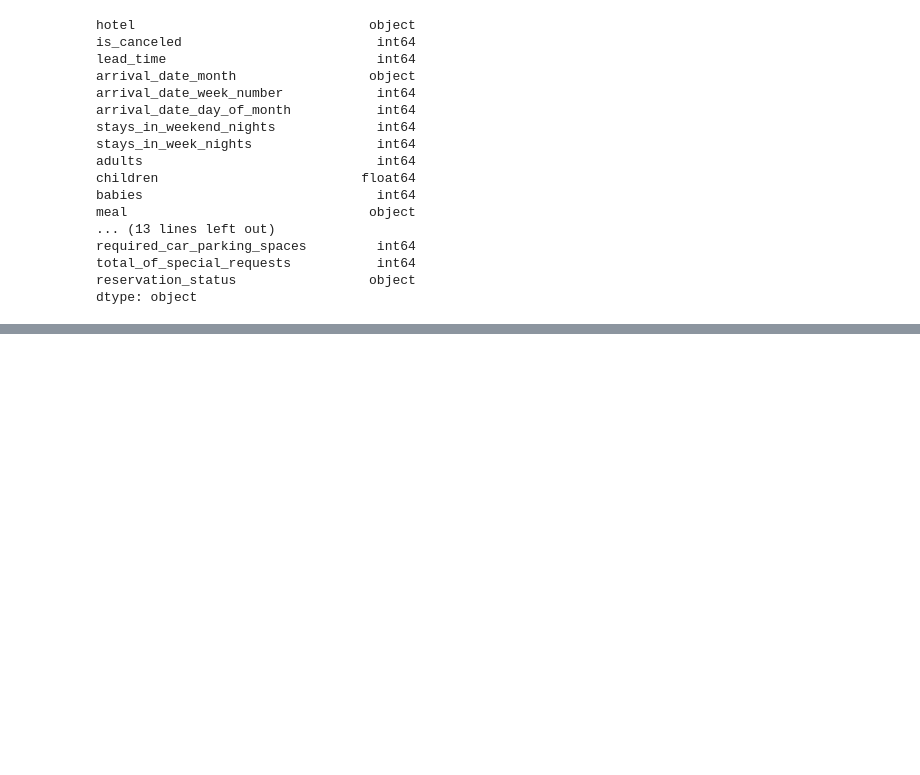
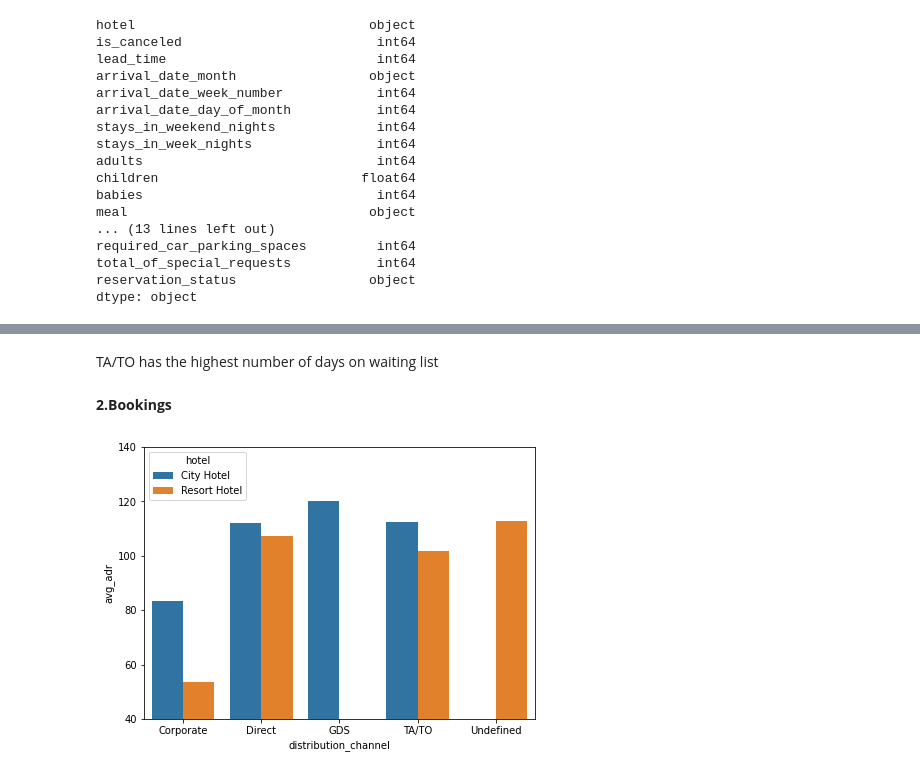
Before and after one commit to apoorvaKR12695/Hotel-booking-analysis, a Jupyter notebook: Hotel_Booking_Analysis_Apoorva_KR.ipynb, the cells around one changed output, grey strips where cells are left out. Cells and saved outputs as stored; diff of their text form; code cells hidden in the pictures; blank space fills up the shorter version.

```diff
--- a/Hotel_Booking_Analysis_Apoorva_KR.ipynb
+++ b/Hotel_Booking_Analysis_Apoorva_KR.ipynb
@@ -351,0 +385,13 @@ dtype: object
+# %% [markdown]
+TA/TO has the highest number of days on waiting list
+# %% [markdown]
+**2.Bookings**
+# %%
+group_by_dc_hotel = df.groupby(['distribution_channel', 'hotel'])
+d5 = pd.DataFrame(round((group_by_dc_hotel['adr']).agg(np.mean),2)).reset_index().rename(columns = {'adr': 'avg_adr'})
+plt.figure(figsize = (7,5))
+sns.barplot(x = d5['distribution_channel'], y = d5['avg_adr'], hue = d5['hotel'])
+plt.ylim(40,140)
+plt.show()
+# %% [output]
+[figure, added]
```
Also changed, not shown: parts of 12 cells of this notebook.
